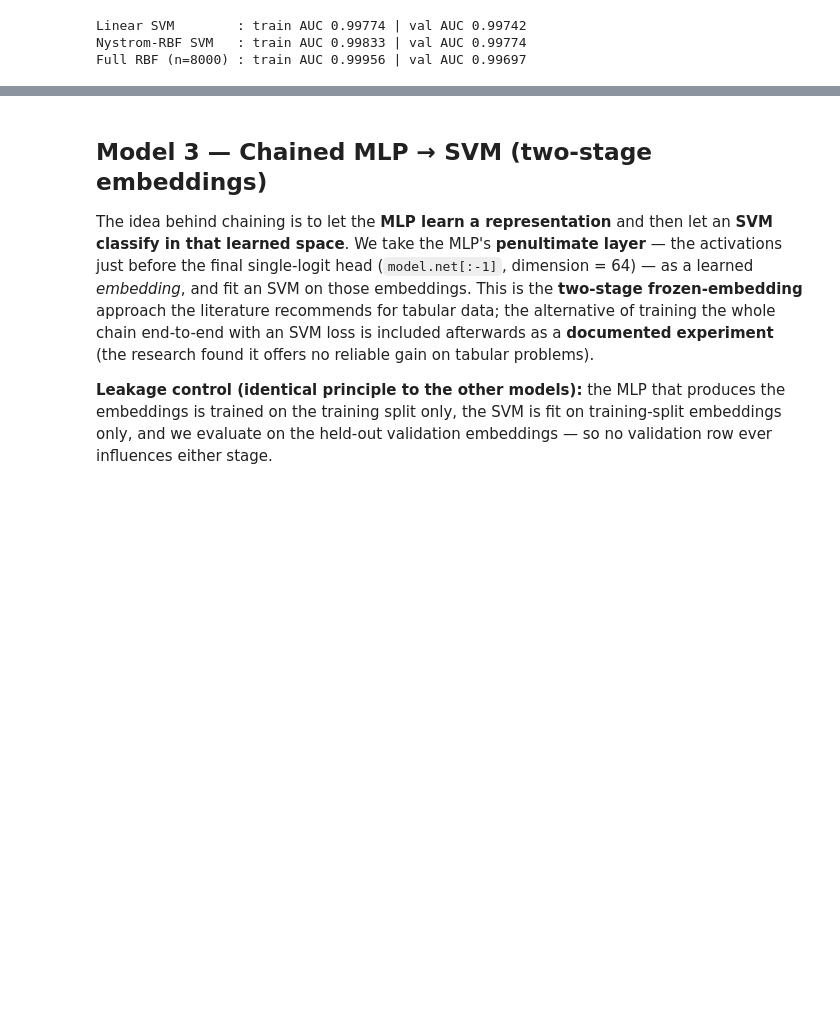
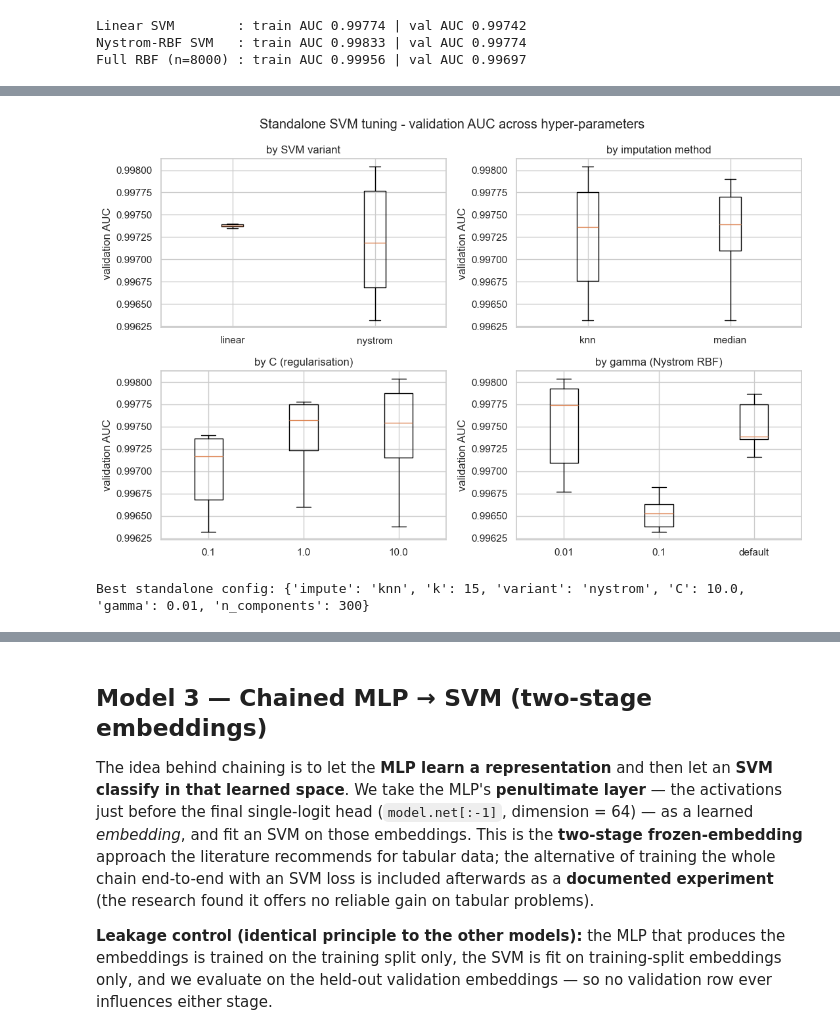
Before and after one commit to tomerbd007/LogisticsTransferPrediction, a Jupyter notebook: main.ipynb, the cells around one changed output, grey strips where cells are left out. Drawn from its saved outputs; the diff is of its cells as text; code cells hidden in the pictures; blank space fills up the shorter version.

```diff
--- a/main.ipynb
+++ b/main.ipynb
@@ -2056,0 +2299,20 @@ Chosen: Linear C=1.0; Nystrom gamma=0.01. Final SVM = Nystrom-RBF (gamma=0.01, C
+# %%
+# --- SVM tuning: validation AUC by hyper-parameter (comparison plot) ---
+def _box_by(ax, col, title, label_fmt=str):
+    g = svm_tune_results.copy()
+    g[col] = g[col].fillna("default") if col == "gamma" else g[col]
+    cats = sorted(g[col].astype(str).unique())
+    ax.boxplot([g[g[col].astype(str) == c]["val_auc"].values for c in cats])
+    ax.set_xticklabels([label_fmt(c) for c in cats]); ax.set_title(title); ax.set_ylabel("validation AUC")
+
+fig, axes = plt.subplots(2, 2, figsize=(11, 7))
+_box_by(axes[0, 0], "variant", "by SVM variant")
+_box_by(axes[0, 1], "impute", "by imputation method")
+_box_by(axes[1, 0], "C", "by C (regularisation)")
+_box_by(axes[1, 1], "gamma", "by gamma (Nystrom RBF)")
+fig.suptitle("Standalone SVM tuning - validation AUC across hyper-parameters")
+plt.tight_layout(); plt.show()
+print("Best standalone config:", SVM_BEST)
+# %% [output]
+[figure, added]
+Best standalone config: {'impute': 'knn', 'k': 15, 'variant': 'nystrom', 'C': 10.0, 'gamma': 0.01, 'n_components': 300}
```
Also changed, not shown: parts of 28 cells of this notebook.
